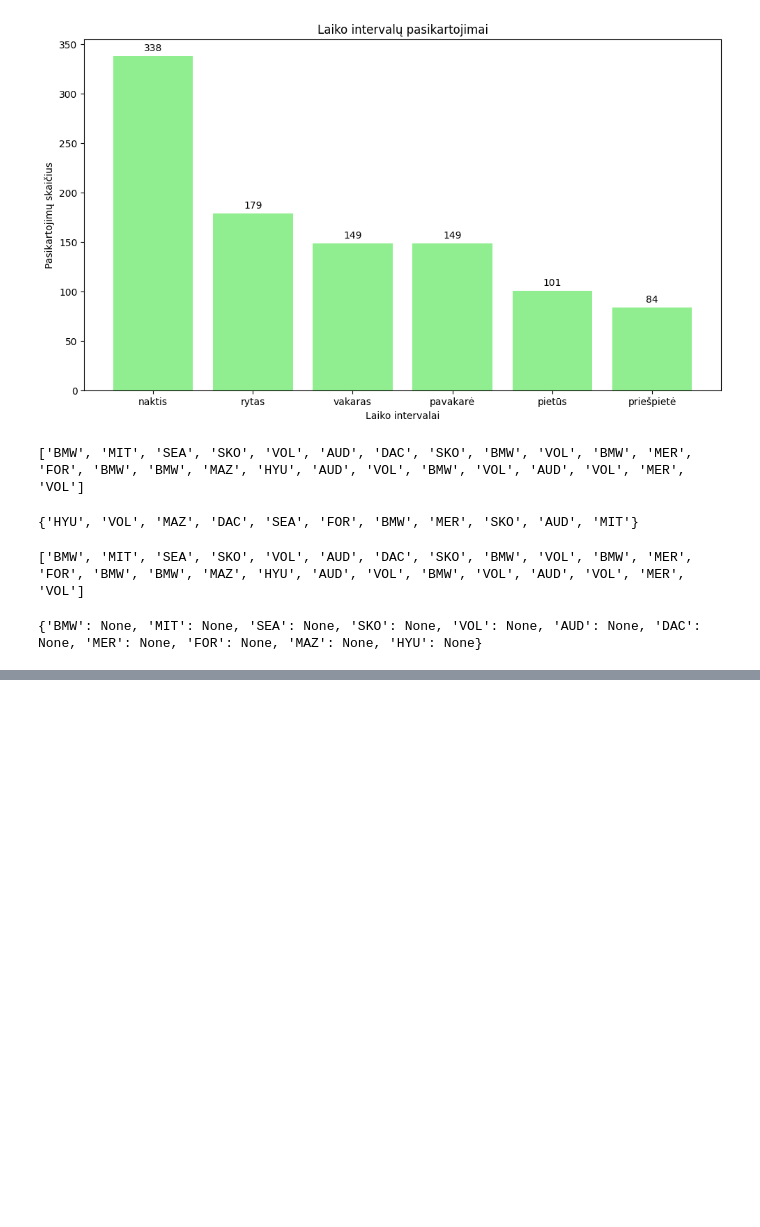
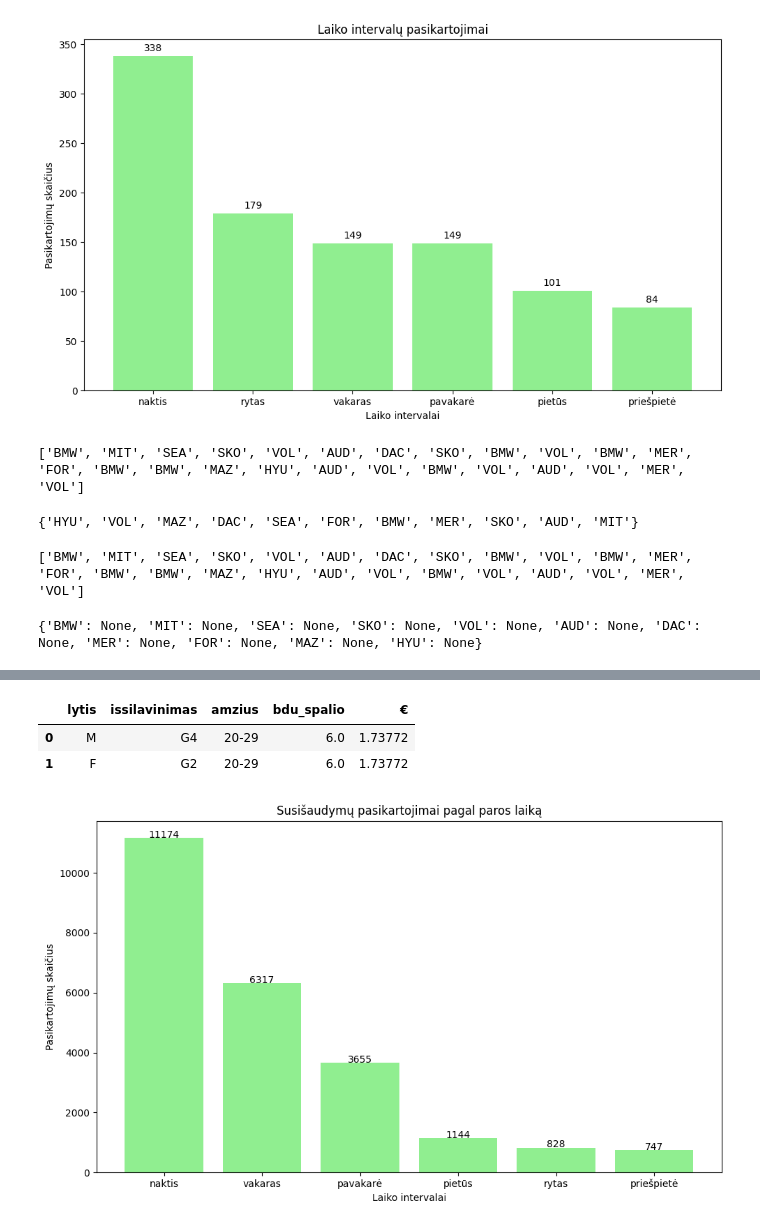
Before and after one commit to ISeeBugsEverywhere/DataScienceNotebooks, a Jupyter notebook: Studentai/EleTame/Po_SQL_7Paskaita.ipynb, the cells around one changed output, grey strips where cells are left out. Cells and saved outputs as stored; diff of their text form; code cells hidden in the pictures; blank space fills up the shorter version.

```diff
--- a/Studentai/EleTame/Po_SQL_7Paskaita.ipynb
+++ b/Studentai/EleTame/Po_SQL_7Paskaita.ipynb
@@ -111,0 +162,74 @@ print(trys)
+# %%
+#nypd = pd.read_csv('../../DATA/NYPD.csv', parse_date#s={'DATA':['OCCUR_DATE', 'OCCUR_TIME']})[['DATA','BORO','STATISTICAL_MURDER_FLAG']]
+d14 = pd.read_csv('../../DATA/DUS2014.csv')[['lytis','issilavinimas','amzius','bdu_spalio']]
+# .apply()
+
+def c(x):
+  return x/3.4528
+
+d14['€'] = d14['bdu_spalio'].apply(c)
+
+d14.head(2)
+# %% [output]
+|  | lytis | issilavinimas | amzius | bdu_spalio | € |
+| 0 | M | G4 | 20-29 | 6.0 | 1.73772 |
+| 1 | F | G2 | 20-29 | 6.0 | 1.73772 |
+# %%
+#prisiminti .dt. modulį pandos:
+# prie nypd pridėkite naują stulpelį V, kur būtų tik įvykio valanda
+# tada pritaikykite savo rašytą funkciją su .apply() ir sukurkite naują
+# stulpelį su tekstais rytas, vakaras, priešpietė
+# tada vizualizuokite, kuriuo paros metu kiek buvo susišaudymų (bar arba barh)
+
+import pandas as pd
+import numpy as np
+import matplotlib.pyplot as plt
+
+# Nuskaitome failą ir sujungiame datą bei laiką
+nypd = pd.read_csv('../../DATA/NYPD.csv', parse_dates=[['OCCUR_DATE', 'OCCUR_TIME']])
+
+# Pridedame naują stulpelį V, kuris ištraukia įvykio valandą
+nypd['V'] = nypd['OCCUR_DATE_OCCUR_TIME'].dt.hour
+
+# Funkcija, kuri pagal valandą priskiria intervalą
+def get_interval(hour):
+    if 0 <= hour <= 6 or hour == 23:
+        return 'naktis'
+    elif 7 <= hour <= 10:
+        return 'rytas'
+    elif 11 <= hour <= 12:
+        return 'priešpietė'
+    elif 13 <= hour <= 14:
+        return 'pietūs'
+    elif 15 <= hour <= 18:
+        return 'pavakarė'
+    elif 19 <= hour <= 22:
+        return 'vakaras'
+    else:
+        return 'nežinoma'
+
+# Pritaikome funkciją su .apply() naujai sukurtam stulpeliui
+nypd['laiko_intervalas'] = nypd['V'].apply(get_interval)
+
+# Suskaičiuojame, kiek kartų pasikartojo kiekvienas laiko intervalas
+interval_counts = nypd['laiko_intervalas'].value_counts()
+
+# Duomenų paruošimas grafikui
+labels = interval_counts.index
+counts = interval_counts.values
+
+# Braižome bar diagramą
+plt.figure(figsize=(10, 6))
+plt.bar(labels, counts, color='lightgreen')
+plt.xlabel('Laiko intervalai')
+plt.ylabel('Pasikartojimų skaičius')
+plt.title('Susišaudymų pasikartojimai pagal paros laiką')
+
+# Pridedame etiketes prie stulpelių
+for i in range(len(counts)):
+    plt.text(i, counts[i] + 5, str(counts[i]), ha='center', fontsize=10)
+
+plt.tight_layout()
+plt.show()
+# %% [output]
+[figure, added]
```
Also changed, not shown: parts of 7 cells of this notebook, 1 other file.
